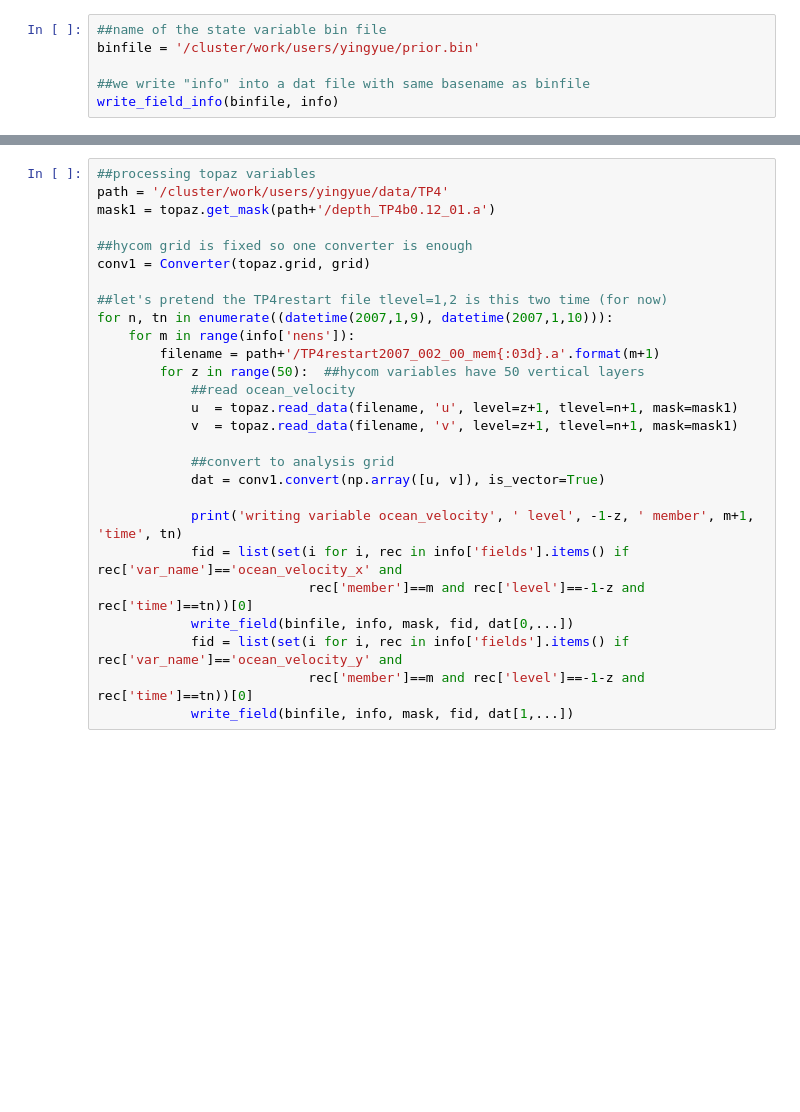
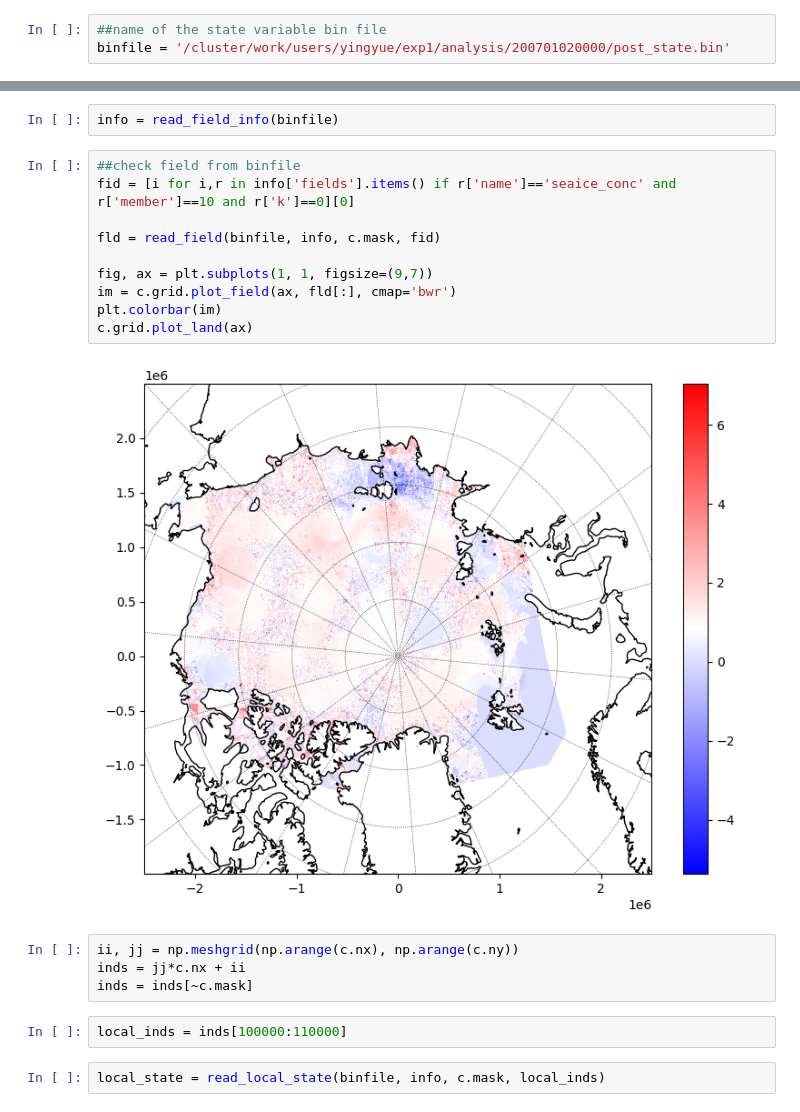
Before and after one commit to nansencenter/NEDAS, a Jupyter notebook: tutorials/state_variables_bin_io.ipynb, the cells around one changed output, grey strips where cells are left out. Drawn from its saved outputs; the diff is of its cells as text; blank space fills up the shorter version.

```diff
--- a/tutorials/state_variables_bin_io.ipynb
+++ b/tutorials/state_variables_bin_io.ipynb
@@ -74,6 +17,3 @@ info
 # %%
 ##name of the state variable bin file
-binfile = '/cluster/work/users/yingyue/prior.bin'
-
-##we write "info" into a dat file with same basename as binfile
-write_field_info(binfile, info)
+binfile = '/cluster/work/users/yingyue/exp1/analysis/200701020000/post_state.bin'
@@ -128,27 +20,22 @@ for n in np.arange(int(t_offsets[0]/var_dt), int(t_offsets[1]/var_dt)+1):
-# %%
-##processing topaz variables
-path = '/cluster/work/users/yingyue/data/TP4'
-mask1 = topaz.get_mask(path+'/depth_TP4b0.12_01.a')
-
-##hycom grid is fixed so one converter is enough
-conv1 = Converter(topaz.grid, grid)
-
-##let's pretend the TP4restart file tlevel=1,2 is this two time (for now)
-for n, tn in enumerate((datetime(2007,1,9), datetime(2007,1,10))):
-    for m in range(info['nens']):
-        filename = path+'/TP4restart2007_002_00_mem{:03d}.a'.format(m+1)
-        for z in range(50):  ##hycom variables have 50 vertical layers
-            ##read ocean_velocity
-            u  = topaz.read_data(filename, 'u', level=z+1, tlevel=n+1, mask=mask1)
-            v  = topaz.read_data(filename, 'v', level=z+1, tlevel=n+1, mask=mask1)
-
-            ##convert to analysis grid
-            dat = conv1.convert(np.array([u, v]), is_vector=True)
-
-            print('writing variable ocean_velocity', ' level', -1-z, ' member', m+1, 'time', tn)
-            fid = list(set(i for i, rec in info['fields'].items() if rec['var_name']=='ocean_velocity_x' and
-                           rec['member']==m and rec['level']==-1-z and rec['time']==tn))[0]
-            write_field(binfile, info, mask, fid, dat[0,...])
-            fid = list(set(i for i, rec in info['fields'].items() if rec['var_name']=='ocean_velocity_y' and
-                           rec['member']==m and rec['level']==-1-z and rec['time']==tn))[0]
-            write_field(binfile, info, mask, fid, dat[1,...])
+# %%
+info = read_field_info(binfile)
+# %%
+##check field from binfile
+fid = [i for i,r in info['fields'].items() if r['name']=='seaice_conc' and r['member']==10 and r['k']==0][0]
+
+fld = read_field(binfile, info, c.mask, fid)
+
+fig, ax = plt.subplots(1, 1, figsize=(9,7))
+im = c.grid.plot_field(ax, fld[:], cmap='bwr')
+plt.colorbar(im)
+c.grid.plot_land(ax)
+# %% [output]
+[figure, added]
+# %%
+ii, jj = np.meshgrid(np.arange(c.nx), np.arange(c.ny))
+inds = jj*c.nx + ii
+inds = inds[~c.mask]
+# %%
+local_inds = inds[100000:110000]
+# %%
+local_state = read_local_state(binfile, info, c.mask, local_inds)
```
Also changed, not shown: parts of 12 cells of this notebook, 13 other files.
